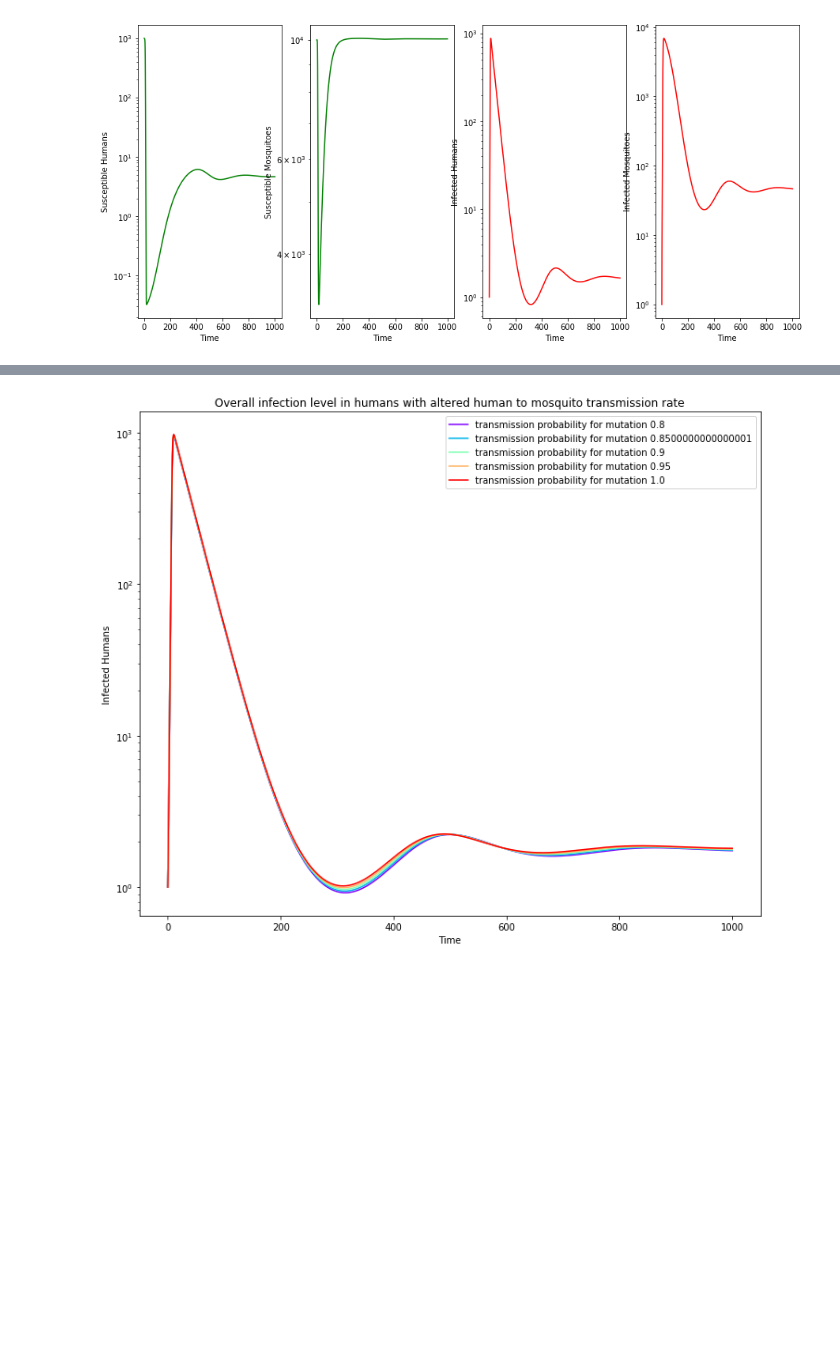
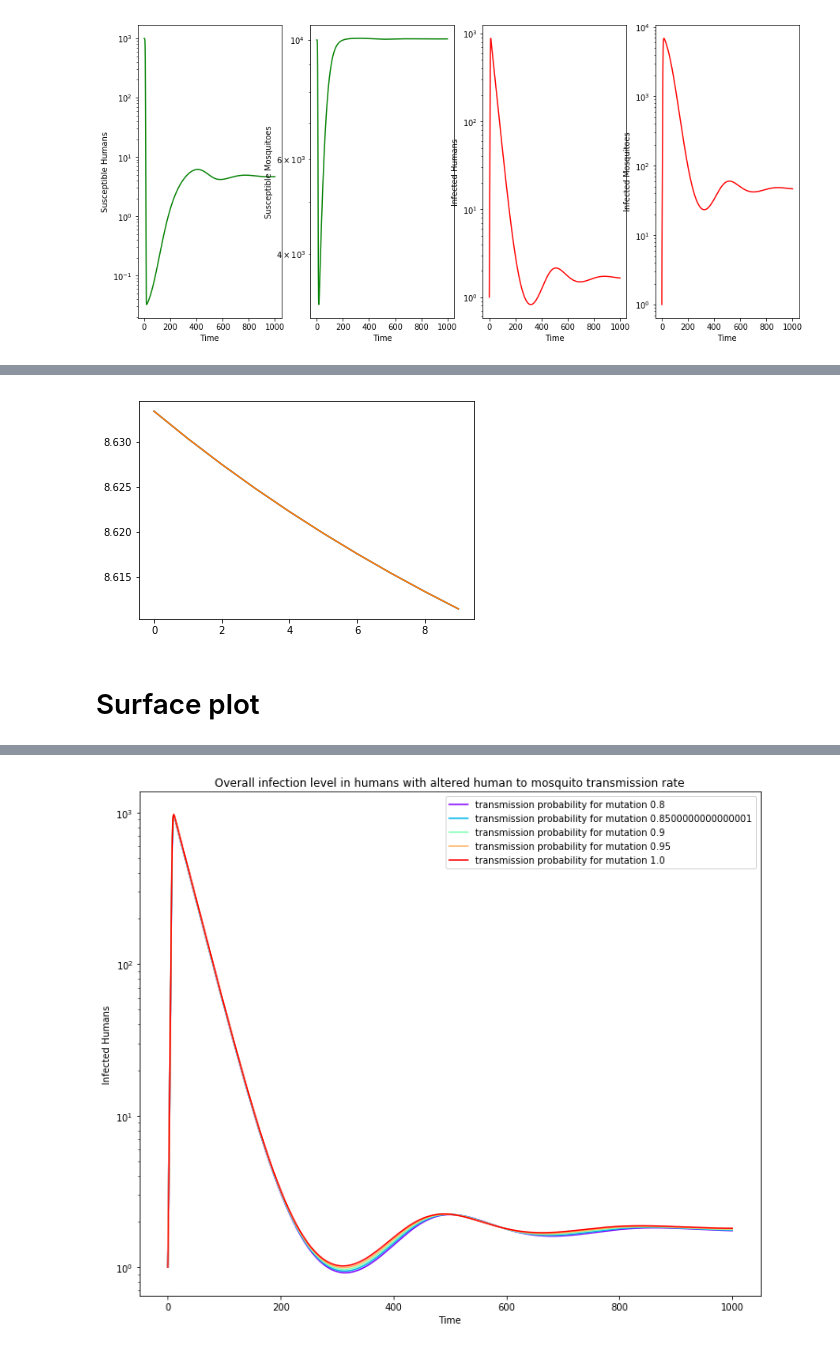
Before and after one commit to susiecant/MSc-project-code, a Jupyter notebook: differential equations with host mutation.ipynb, the cells around one changed output, grey strips where cells are left out. Saved outputs shown, nothing was run; the diff lists cells and outputs as text; code cells hidden in the pictures; blank space fills up the shorter version.

```diff
--- a/differential equations with host mutation.ipynb
+++ b/differential equations with host mutation.ipynb
@@ -216,0 +257,7 @@ plt.show()
+# %%
+plt.plot(dif)
+plt.show()
+# %% [output]
+[figure, added]
+# %% [markdown]
+# Surface plot
```
Also changed, not shown: parts of 23 cells of this notebook, 1 other file.
